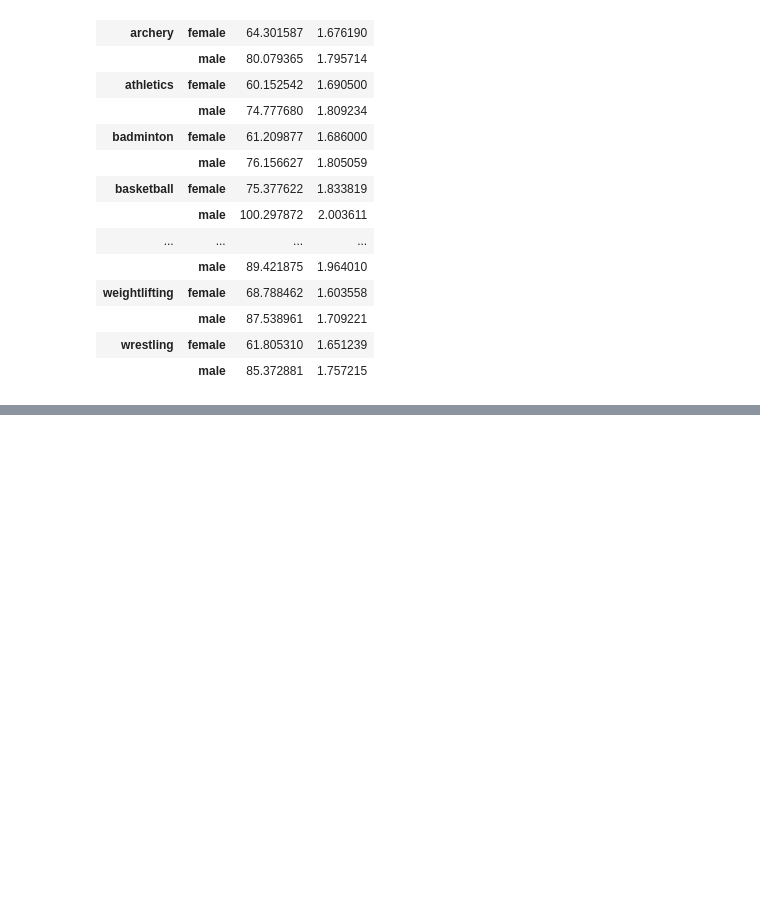
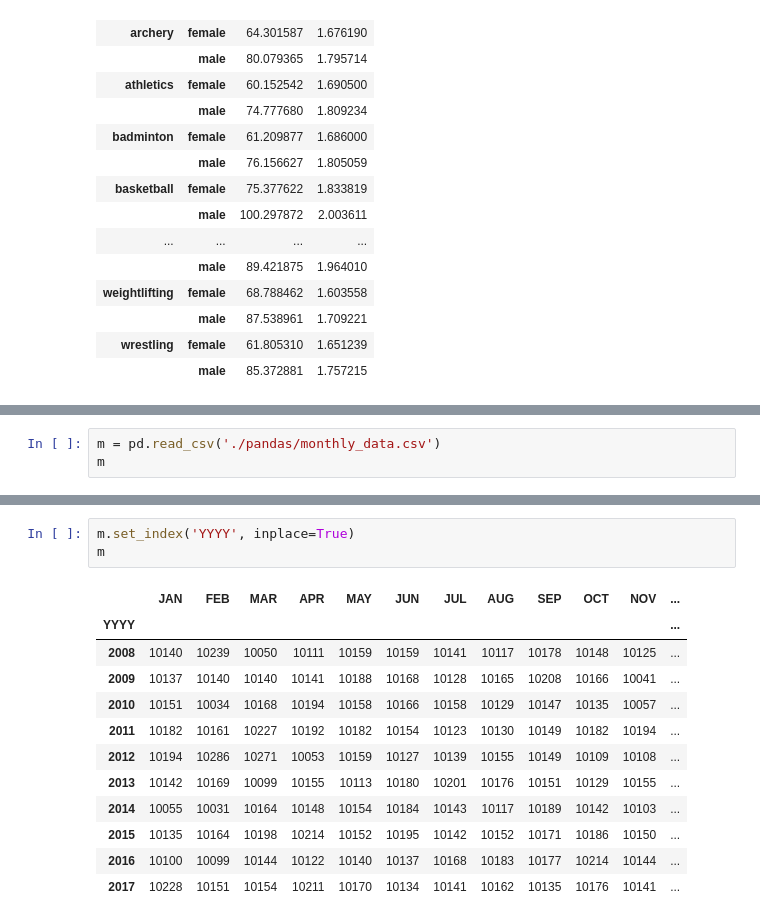
Before and after one commit to erickrex/python-cheatsheet, a Jupyter notebook: pandas_ETL.ipynb, the cells around one changed output, grey strips where cells are left out. Drawn from its saved outputs; the diff is of its cells as text; blank space fills up the shorter version.

```diff
--- a/pandas_ETL.ipynb
+++ b/pandas_ETL.ipynb
@@ -101,0 +122,3 @@ g.mean()
+# %%
+m = pd.read_csv('./pandas/monthly_data.csv')
+m
@@ -101,0 +137,16 @@ g.mean()
+# %%
+m.set_index('YYYY', inplace=True)
+m
+# %% [output]
+|  | JAN | FEB | MAR | APR | MAY | JUN | JUL | AUG | SEP | OCT | NOV | ... |
+| YYYY |  |  |  |  |  |  |  |  |  |  |  | ... |
+| 2008 | 10140 | 10239 | 10050 | 10111 | 10159 | 10159 | 10141 | 10117 | 10178 | 10148 | 10125 | ... |
+| 2009 | 10137 | 10140 | 10140 | 10141 | 10188 | 10168 | 10128 | 10165 | 10208 | 10166 | 10041 | ... |
+| 2010 | 10151 | 10034 | 10168 | 10194 | 10158 | 10166 | 10158 | 10129 | 10147 | 10135 | 10057 | ... |
+| 2011 | 10182 | 10161 | 10227 | 10192 | 10182 | 10154 | 10123 | 10130 | 10149 | 10182 | 10194 | ... |
+| 2012 | 10194 | 10286 | 10271 | 10053 | 10159 | 10127 | 10139 | 10155 | 10149 | 10109 | 10108 | ... |
+| 2013 | 10142 | 10169 | 10099 | 10155 | 10113 | 10180 | 10201 | 10176 | 10151 | 10129 | 10155 | ... |
+| 2014 | 10055 | 10031 | 10164 | 10148 | 10154 | 10184 | 10143 | 10117 | 10189 | 10142 | 10103 | ... |
+| 2015 | 10135 | 10164 | 10198 | 10214 | 10152 | 10195 | 10142 | 10152 | 10171 | 10186 | 10150 | ... |
+| 2016 | 10100 | 10099 | 10144 | 10122 | 10140 | 10137 | 10168 | 10183 | 10177 | 10214 | 10144 | ... |
+| 2017 | 10228 | 10151 | 10154 | 10211 | 10170 | 10134 | 10141 | 10162 | 10135 | 10176 | 10141 | ... |
```
Also changed, not shown: parts of 12 cells of this notebook.
